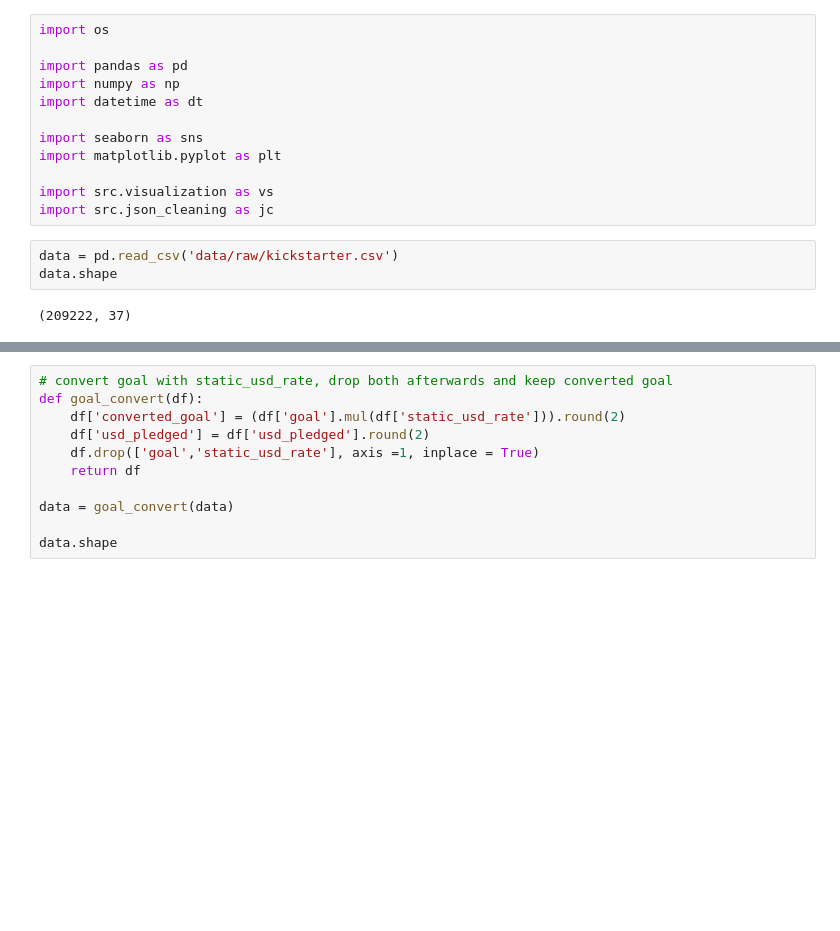
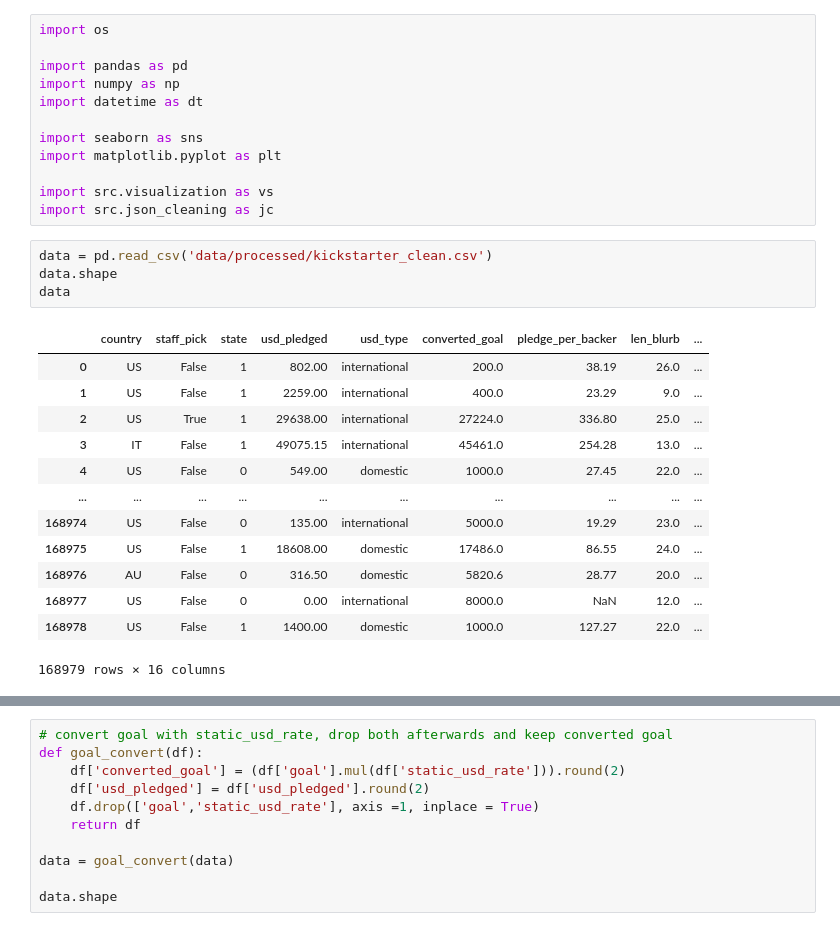
Before and after one commit to joshuadbeil/kickstarter_challenge, a Jupyter notebook: 03-cleaning.ipynb, the cells around one changed output, grey strips where cells are left out. Saved outputs shown, nothing was run; the diff lists cells and outputs as text; blank space fills up the shorter version.

Commit message:
cleaning and main notebook

```diff
--- a/03-cleaning.ipynb
+++ b/03-cleaning.ipynb
@@ -11,7 +11,20 @@ import matplotlib.pyplot as plt
 import src.visualization as vs
 import src.json_cleaning as jc
 # %%
-data = pd.read_csv('data/raw/kickstarter.csv')
+data = pd.read_csv('data/processed/kickstarter_clean.csv')
 data.shape
+data
 # %% [output]
+|  | country | staff_pick | state | usd_pledged | usd_type | converted_goal | pledge_per_backer | len_blurb | ... |
+| 0 | US | False | 1 | 802.00 | international | 200.0 | 38.19 | 26.0 | ... |
+| 1 | US | False | 1 | 2259.00 | international | 400.0 | 23.29 | 9.0 | ... |
+| 2 | US | True | 1 | 29638.00 | international | 27224.0 | 336.80 | 25.0 | ... |
+| 3 | IT | False | 1 | 49075.15 | international | 45461.0 | 254.28 | 13.0 | ... |
+| 4 | US | False | 0 | 549.00 | domestic | 1000.0 | 27.45 | 22.0 | ... |
+| ... | ... | ... | ... | ... | ... | ... | ... | ... | ... |
+| 168974 | US | False | 0 | 135.00 | international | 5000.0 | 19.29 | 23.0 | ... |
+| 168975 | US | False | 1 | 18608.00 | domestic | 17486.0 | 86.55 | 24.0 | ... |
+| 168976 | AU | False | 0 | 316.50 | domestic | 5820.6 | 28.77 | 20.0 | ... |
+| 168977 | US | False | 0 | 0.00 | international | 8000.0 | NaN | 12.0 | ... |
+| 168978 | US | False | 1 | 1400.00 | domestic | 1000.0 | 127.27 | 22.0 | ... |
-(209222, 37)
+168979 rows × 16 columns
```
Also changed, not shown: parts of 1 cell of this notebook.
